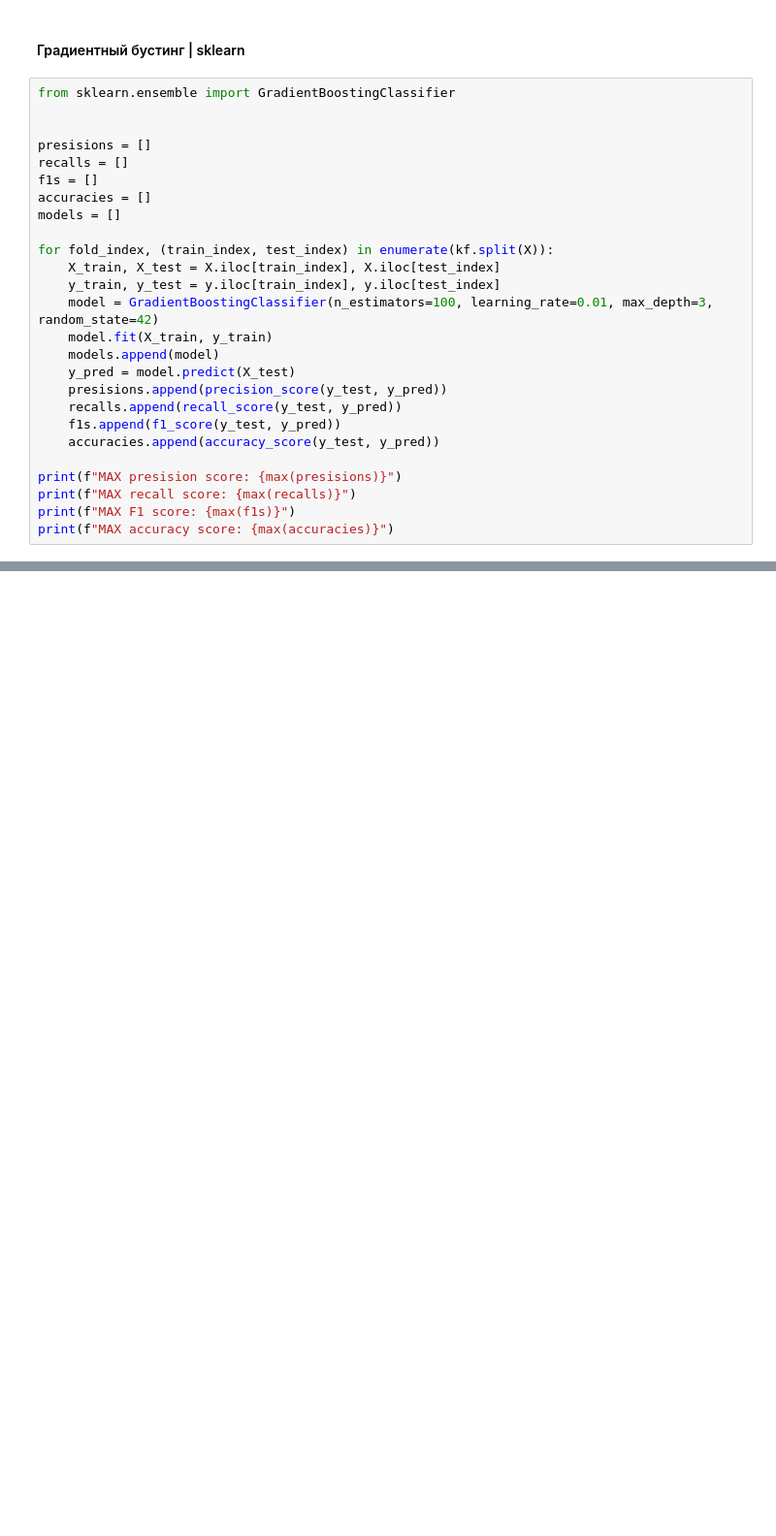
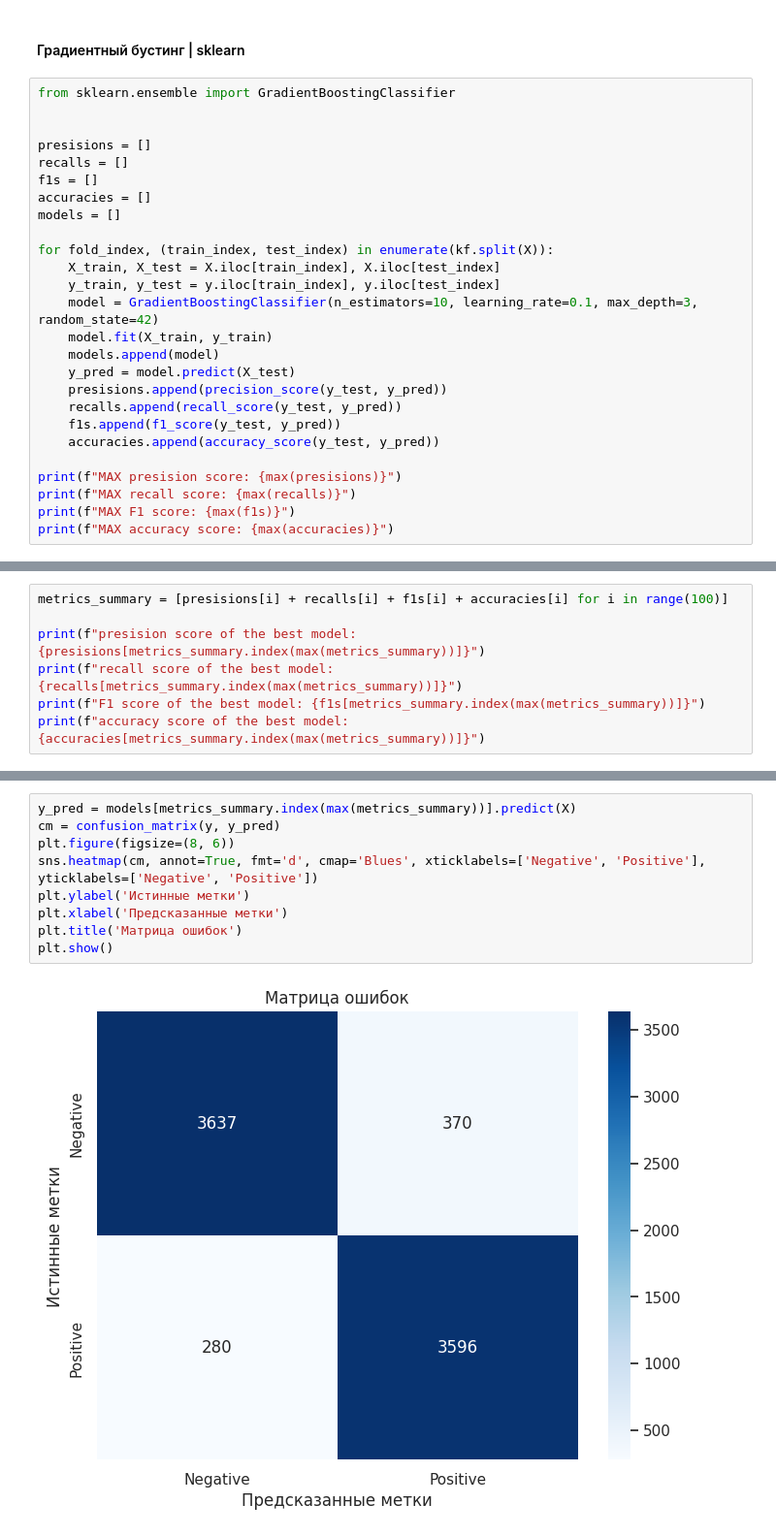
Before and after one commit to lexasy/MachineLearning, a Jupyter notebook: lab2/lab.ipynb, the cells around one changed output, grey strips where cells are left out. Shown at 97% size. Cells and saved outputs as stored; diff of their text form; blank space fills up the shorter version.

```diff
--- a/lab2/lab.ipynb
+++ b/lab2/lab.ipynb
@@ -575,7 +575,7 @@ models = []
 for fold_index, (train_index, test_index) in enumerate(kf.split(X)):
     X_train, X_test = X.iloc[train_index], X.iloc[test_index]
     y_train, y_test = y.iloc[train_index], y.iloc[test_index]
-    model = GradientBoostingClassifier(n_estimators=100, learning_rate=0.01, max_depth=3, random_state=42)
+    model = GradientBoostingClassifier(n_estimators=10, learning_rate=0.1, max_depth=3, random_state=42)
     model.fit(X_train, y_train)
     models.append(model)
     y_pred = model.predict(X_test)
@@ -590,0 +596,7 @@ print(f"MAX accuracy score: {max(accuracies)}")
+# %%
+metrics_summary = [presisions[i] + recalls[i] + f1s[i] + accuracies[i] for i in range(100)]
+
+print(f"presision score of the best model: {presisions[metrics_summary.index(max(metrics_summary))]}")
+print(f"recall score of the best model: {recalls[metrics_summary.index(max(metrics_summary))]}")
+print(f"F1 score of the best model: {f1s[metrics_summary.index(max(metrics_summary))]}")
+print(f"accuracy score of the best model: {accuracies[metrics_summary.index(max(metrics_summary))]}")
@@ -590,0 +608,11 @@ print(f"MAX accuracy score: {max(accuracies)}")
+# %%
+y_pred = models[metrics_summary.index(max(metrics_summary))].predict(X)
+cm = confusion_matrix(y, y_pred)
+plt.figure(figsize=(8, 6))
+sns.heatmap(cm, annot=True, fmt='d', cmap='Blues', xticklabels=['Negative', 'Positive'], yticklabels=['Negative', 'Positive'])
+plt.ylabel('Истинные метки')
+plt.xlabel('Предсказанные метки')
+plt.title('Матрица ошибок')
+plt.show()
+# %% [output]
+[figure, added]
```
Also changed, not shown: parts of 5 cells of this notebook.
